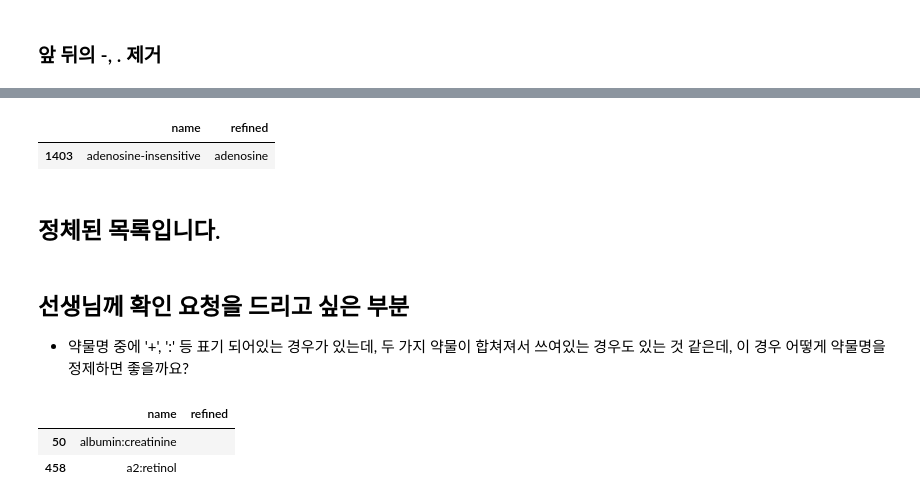
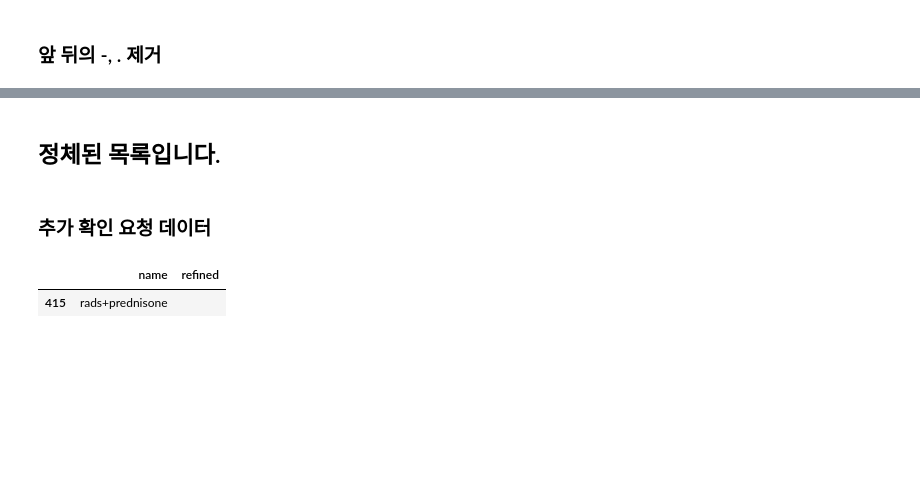
Before and after one commit to joyce04/NLP_N_Graph, a Jupyter notebook: preprocess_evaluate/drug_cleansing.ipynb, the cells around one changed output, grey strips where cells are left out. Drawn from its saved outputs; the diff is of its cells as text; code cells hidden in the pictures; blank space fills up the shorter version.

Commit message:
apply manual replace to clean drug names

```diff
--- a/preprocess_evaluate/drug_cleansing.ipynb
+++ b/preprocess_evaluate/drug_cleansing.ipynb
@@ -113,0 +270,6 @@ drugs.shape
+# %%
+replace_excel = pd.read_excel('./need_to_refined_hyj.xlsx', header=None)
+replace_excel.columns = ['id', 'key', 'replace_with', '-', '-', '-']
+replace_excel = replace_excel[['key', 'replace_with']]
+replace_excel.drop_duplicates(inplace=True)
+replace_excel.head()
@@ -113,0 +296,6 @@ drugs.shape
+# %%
+for ind, row in replace_excel.iterrows():
+    for d_ind, d_row in drugs.loc[drugs.name.str.strip()==row['key']].iterrows():
+        origin_str = d_row['name'].replace(row['key'], row['replace_with'])
+
+        drugs.loc[d_ind]['refined'] = origin_str
@@ -116,5 +318,8 @@ drugs.shape
 # %%
-non_drug_ad_rel = ['pseudo', 'placebo', 'negative', 'free', 'withdrawal', 'blocking', 'deficient', 'inhibiting', 'non-']
+non_drug_ad_rel = ['pseudo', 'placebo', 'negative', 'free', 'withdrawal', 'blocking', 'deficient', 'inhibiting',
+                  '-prev', '-insensitive', 'resistant', 'refractory', 'pre-', 'lipoprotein', '-untreated', 'anti-',
+                  '-receptor', '-tolerance', '-intolerant', 'non-secretin']
+#'non-'
 
 rep = dict((re.escape(k), ' ') for k in non_drug_ad_rel)
 pattern = re.compile("|".join(rep.keys()))
@@ -153,0 +365,24 @@ drugs.shape
+# %%
+additional_drugs = []
+
+for ind, row in drugs[drugs.refined.str.find('+')>=0].iterrows():
+    processed = list(map(lambda x: x.strip(), row['refined'].split('+')))
+
+    if len(processed)>0:
+        drugs.loc[ind].refined = processed[0]
+        for pro in processed[1:]:
+
+            additional_drugs.append({'name':row['name'], 'refined':pro})
+
+for ind, row in drugs[drugs.refined.str.find(',')>=0].iterrows():
+    processed = list(map(lambda x: x.strip(), row['refined'].split(',')))
+
+    if len(processed)>0:
+        drugs.loc[ind].refined = processed[0]
+        for pro in processed[1:]:
+
+            additional_drugs.append({'name':row['name'], 'refined':pro})
+
+
+drugs = drugs.append(pd.DataFrame(additional_drugs))
+drugs.drop_duplicates(inplace=True)
@@ -245,19 +466,12 @@ drugs.loc[drugs.name.str.find('resistant')>=0]
-# %%
-drugs.loc[drugs.name.str.find('insensitive')>=0]
-# %% [output]
-|  | name | refined |
-| 1403 | adenosine-insensitive | adenosine |
 # %% [markdown]
 ## 정체된 목록입니다.
 # %%
 drugs.loc[drugs.refined.str.strip()!=''].to_csv('./refined.csv', sep=',')
-# %% [markdown]
-## 선생님께 확인 요청을 드리고 싶은 부분
-- 약물명 중에 '+', ':' 등 표기 되어있는 경우가 있는데, 두 가지 약물이 합쳐져서 쓰여있는 경우도 있는 것 같은데, 이 경우 어떻게 약물명을 정제하면 좋을까요?
+# %% [markdown]
+### 추가 확인 요청 데이터
 # %%
-# : 등으로 약물이 나눠진 경우
-drugs[drugs['refined'] == ''].loc[drugs.name.str.find(':')>=0]
+# + 등으로 약물이 나눠진 경우
+drugs[(drugs['refined'] == '') & (drugs.name.str.find('+')>=0)]
 # %% [output]
 |  | name | refined |
-| 50 | albumin:creatinine |  |
-| 458 | a2:retinol |  |
+| 415 | rads+prednisone |  |
```
Also changed, not shown: parts of 55 cells of this notebook.
